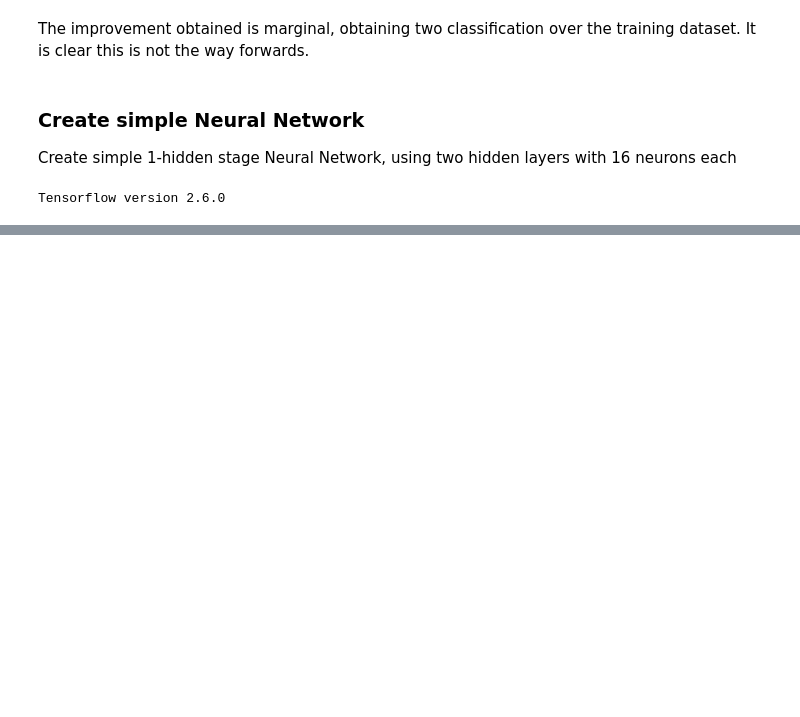
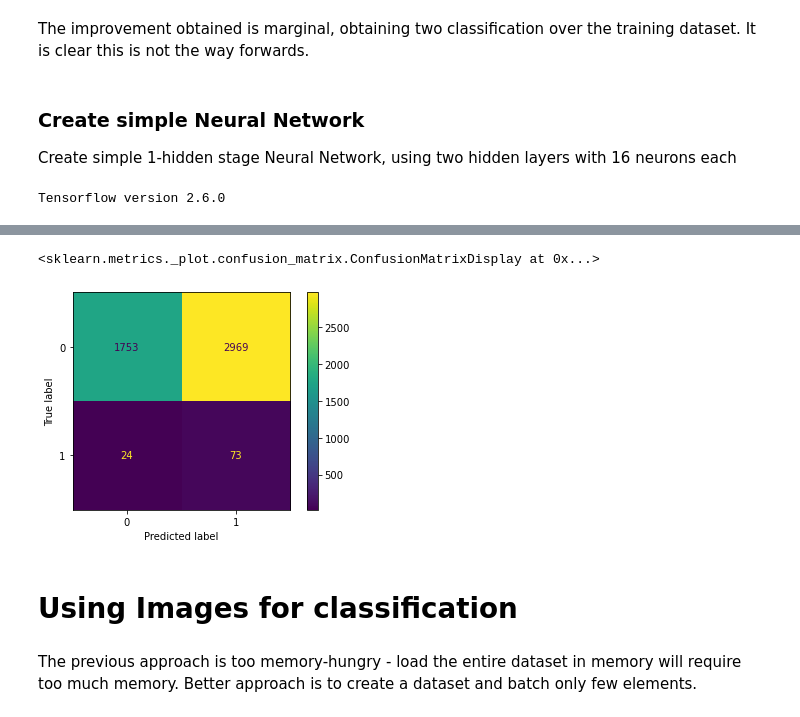
Before and after one commit to mcachosoblechero/MelanomaDetection, a Jupyter notebook: Explore/2. Model Development.ipynb, the cells around one changed output, grey strips where cells are left out. Cells and saved outputs as stored; diff of their text form; code cells hidden in the pictures; blank space fills up the shorter version.

```diff
--- a/Explore/2. Model Development.ipynb
+++ b/Explore/2. Model Development.ipynb
@@ -354,0 +444,8 @@ The bias on this model towards the minority class is even higher. I will move no
+# %%
+SimpleNN = Sequential()
+SimpleNN.add(Dense(16, activation='relu', input_shape=[num_features]))
+SimpleNN.add(Dense(16, activation='relu'))
+SimpleNN.add(Dense(1, activation='sigmoid'))
+# %%
+SimpleNN.compile(optimizer='sgd', loss='binary_crossentropy', metrics=['AUC'])
+SimpleNN.fit(ds_train, epochs=100, validation_data=ds_val, callbacks=EarlyStopping(monitor='val_auc', patience=5), class_weight = {0: 1., 1: 80.})
@@ -354,0 +466,11 @@ The bias on this model towards the minority class is even higher. I will move no
+# %%
+y_pred = np.round(SimpleNN.predict(ds_val))
+y_true = RetrieveLabelsFromDataset(ds_val)
+cm = confusion_matrix(y_pred=y_pred, y_true=y_true)
+disp = ConfusionMatrixDisplay(cm)
+disp.plot()
+# %% [output]
+<sklearn.metrics._plot.confusion_matrix.ConfusionMatrixDisplay at 0x...>
+[figure, added]
+# %% [markdown]
+# Using Images for classification
@@ -354,0 +516,3 @@ The bias on this model towards the minority class is even higher. I will move no
+# %% [markdown]
+The previous approach is too memory-hungry - load the entire dataset in memory will require too much memory.
+Better approach is to create a dataset and batch only few elements.
```
Also changed, not shown: parts of 27 cells of this notebook.
